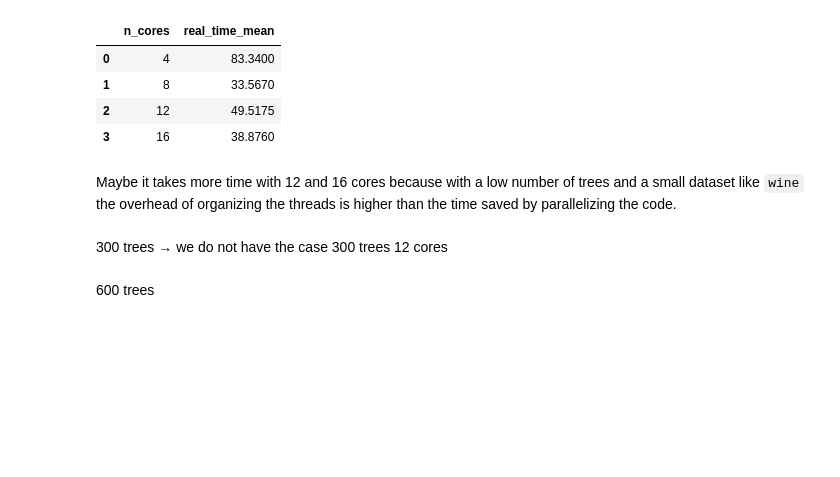
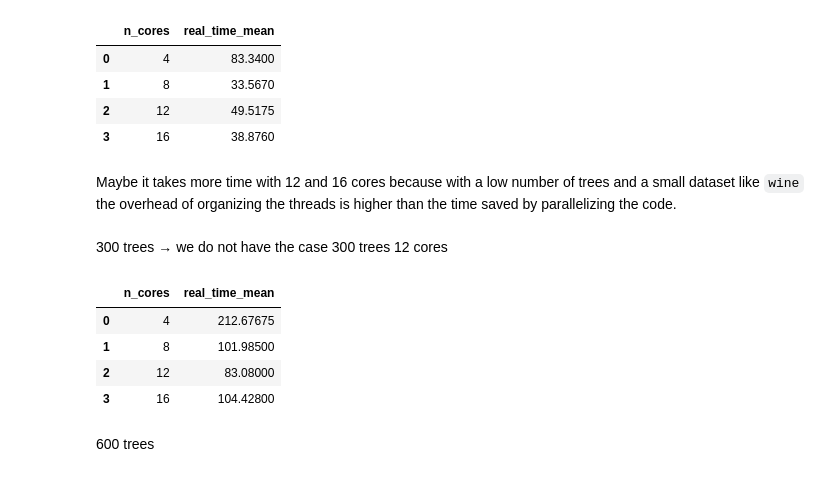
Before and after one commit to francesco-borsatti-unipd/ExIFFI, a Jupyter notebook: notebooks/Test_Parallel.ipynb, the cells around one changed output. Drawn from its saved outputs; the diff is of its cells as text; code cells hidden in the pictures; blank space fills up the shorter version.

```diff
--- a/notebooks/Test_Parallel.ipynb
+++ b/notebooks/Test_Parallel.ipynb
@@ -908,13 +915,19 @@ Maybe it takes more time with 12 and 16 cores because with a low number of trees
 # %%
 df_4=df.groupby(['n_cores','n_trees']).get_group((4,300))
 df_8=df.groupby(['n_cores','n_trees']).get_group((8,300))
 df_12=df.groupby(['n_cores','n_trees']).get_group((12,300))
 df_16=df.groupby(['n_cores','n_trees']).get_group((16,300))
-df_plot=pd.DataFrame({
+df_plot_300=pd.DataFrame({
     'n_cores': sorted(df['n_cores'].unique()),
     'real_time_mean':[np.mean(df_4['real_time']),np.mean(df_8['real_time']),np.mean(df_12['real_time']),np.mean(df_16['real_time'])]
 })
-df_plot
+df_plot_300
+# %% [output]
+|  | n_cores | real_time_mean |
+| 0 | 4 | 212.67675 |
+| 1 | 8 | 101.98500 |
+| 2 | 12 | 83.08000 |
+| 3 | 16 | 104.42800 |
 # %% [markdown]
 600 trees
 # %%
```
Also changed, not shown: parts of 11 cells of this notebook.
